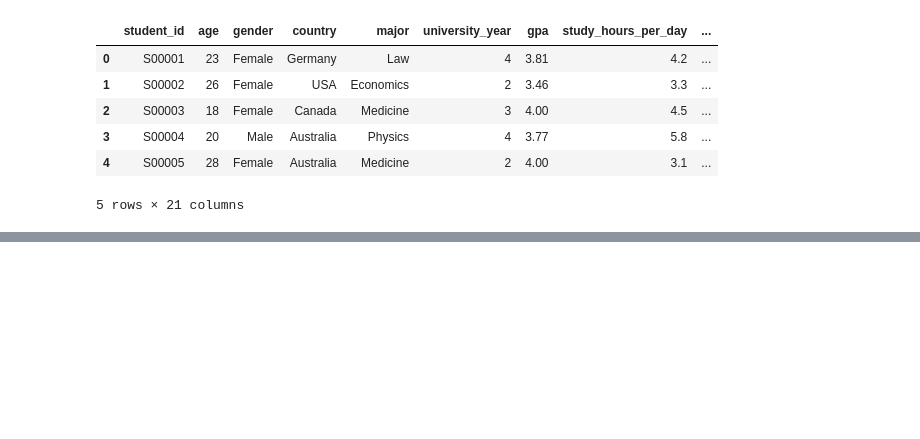
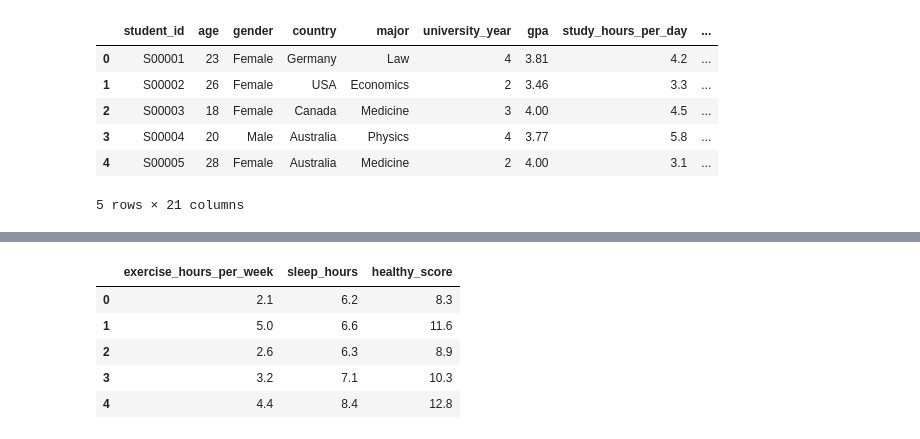
Before and after one commit to apsorawadifa-bot/PYTHON_FINAL_PROJECT, a Jupyter notebook: ppppppppppp/data.ipynb, the cells around one changed output, grey strips where cells are left out. Cells and saved outputs as stored; diff of their text form; code cells hidden in the pictures; blank space fills up the shorter version.

```diff
--- a/ppppppppppp/data.ipynb
+++ b/ppppppppppp/data.ipynb
@@ -424,0 +469,13 @@ plt.show()
+# %%
+df['total_screen_time'] = (df['screen_time_hours'] +df['gaming_hours'])
+# %%
+df['healthy_score'] = (df['exercise_hours_per_week'] +df['sleep_hours'])
+# %%
+df[['exercise_hours_per_week','sleep_hours','healthy_score']].head()
+# %% [output]
+|  | exercise_hours_per_week | sleep_hours | healthy_score |
+| 0 | 2.1 | 6.2 | 8.3 |
+| 1 | 5.0 | 6.6 | 11.6 |
+| 2 | 2.6 | 6.3 | 8.9 |
+| 3 | 3.2 | 7.1 | 10.3 |
+| 4 | 4.4 | 8.4 | 12.8 |
```
Also changed, not shown: parts of 9 cells of this notebook.
